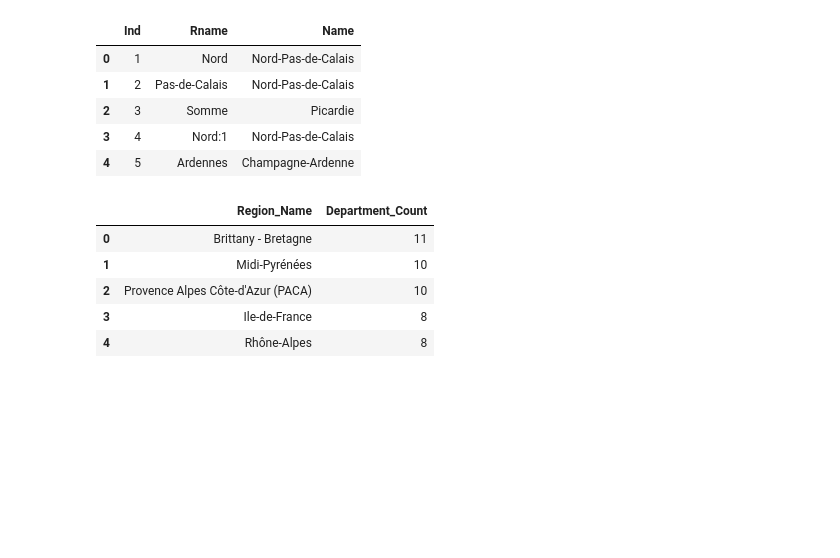
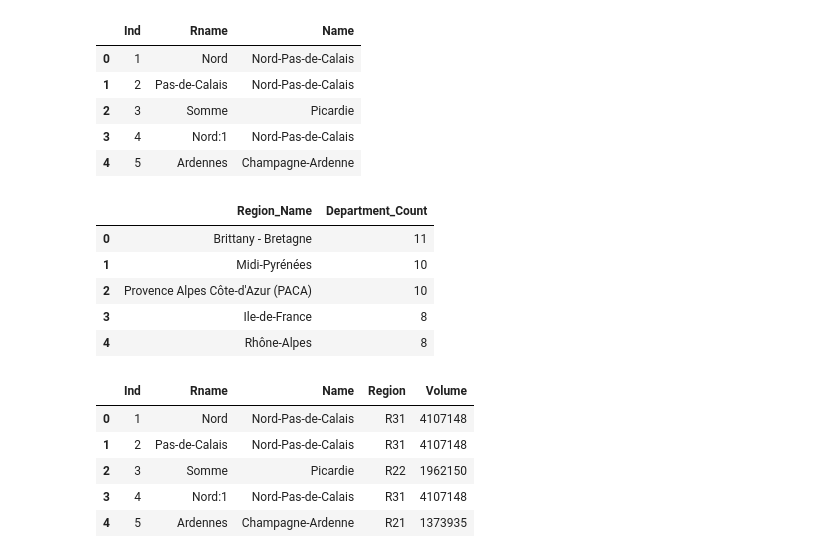
Before and after one commit to dusan-zdravkovic/Actuary-Project, a Jupyter notebook: first.ipynb, the cells around one changed output. Cells and saved outputs as stored; diff of their text form; code cells hidden in the pictures; blank space fills up the shorter version.

```diff
--- a/first.ipynb
+++ b/first.ipynb
@@ -137,3 +137,13 @@ dept_counts.head()
 | 2 | Provence Alpes Côte-d'Azur (PACA) | 10 |
 | 3 | Ile-de-France | 8 |
 | 4 | Rhône-Alpes | 8 |
+# %%
+merged_df = departments_df.merge(regions_df, left_on="Name", right_on="Name", how="left")
+merged_df.head()
+# %% [output]
+|  | Ind | Rname | Name | Region | Volume |
+| 0 | 1 | Nord | Nord-Pas-de-Calais | R31 | 4107148 |
+| 1 | 2 | Pas-de-Calais | Nord-Pas-de-Calais | R31 | 4107148 |
+| 2 | 3 | Somme | Picardie | R22 | 1962150 |
+| 3 | 4 | Nord:1 | Nord-Pas-de-Calais | R31 | 4107148 |
+| 4 | 5 | Ardennes | Champagne-Ardenne | R21 | 1373935 |
```
Also changed, not shown: parts of 4 cells of this notebook.
